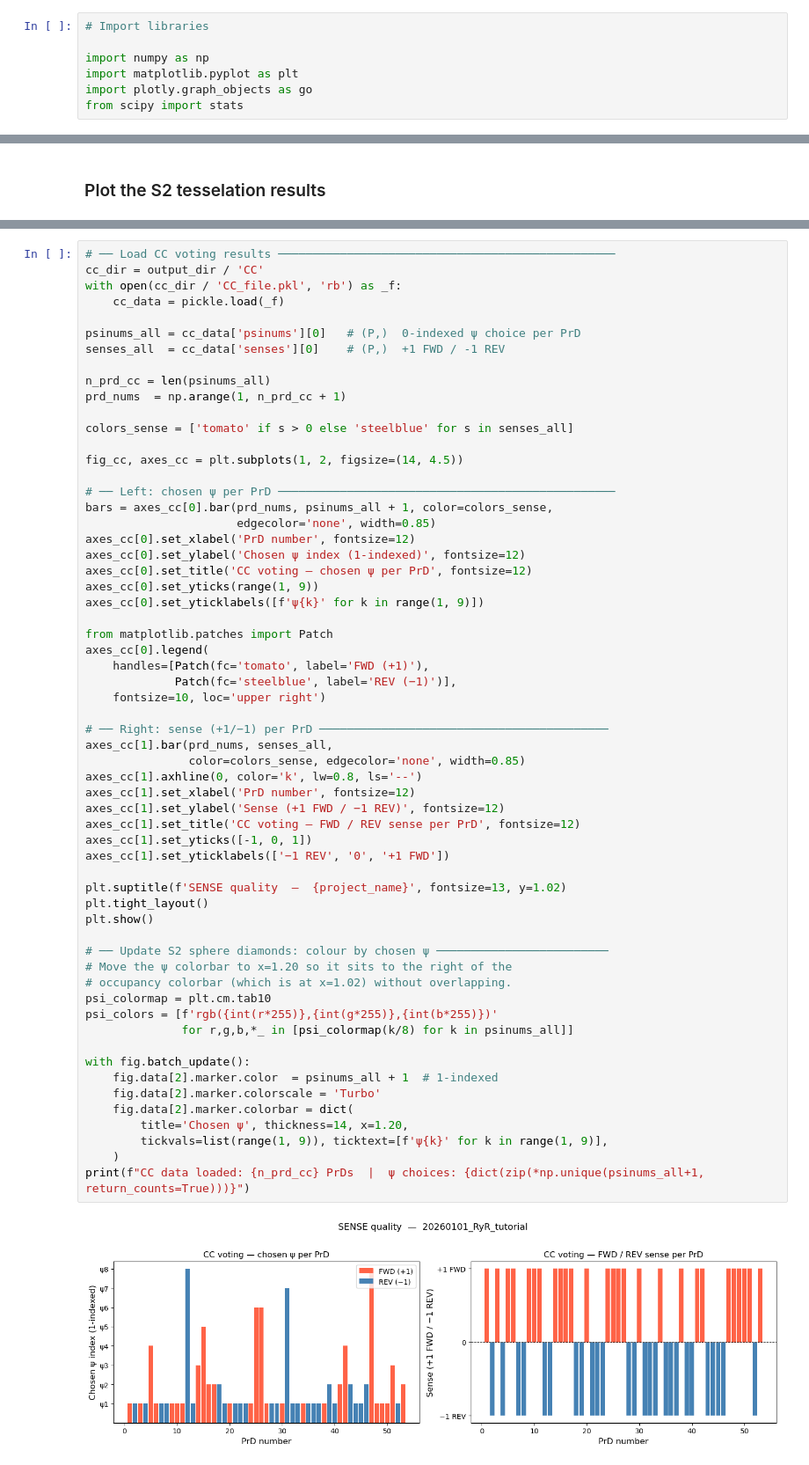
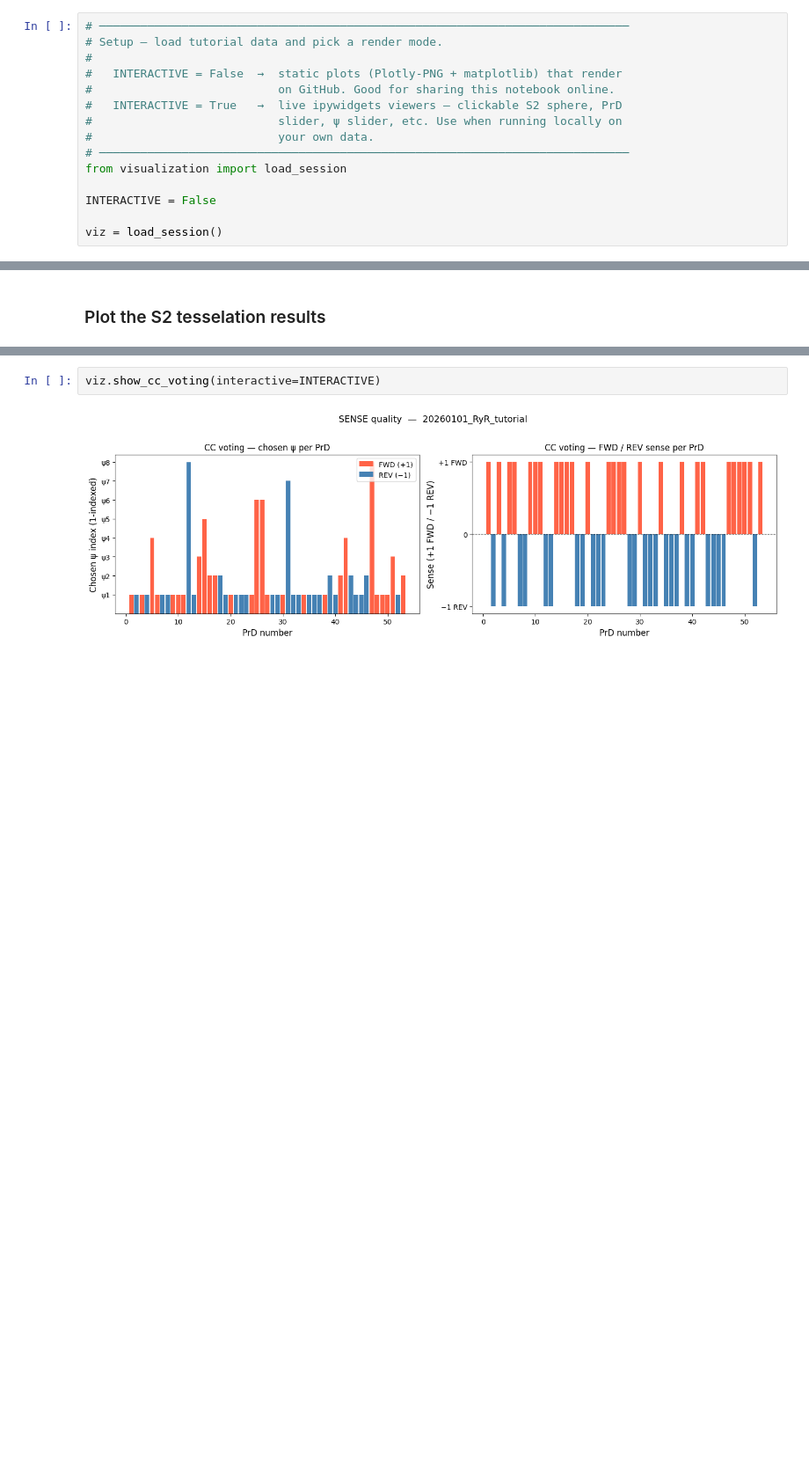
Before and after one commit to flatironinstitute/ManifoldEM, a Jupyter notebook: tutorial/RyR1GCs_demo/Visualization_Notebook.ipynb, the cells around one changed output, grey strips where cells are left out. Shown at 88% size. Saved outputs shown, nothing was run; the diff lists cells and outputs as text; blank space fills up the shorter version.

```diff
--- a/tutorial/RyR1GCs_demo/Visualization_Notebook.ipynb
+++ b/tutorial/RyR1GCs_demo/Visualization_Notebook.ipynb
@@ -5,7 +3,15 @@
 # %%
-# Import libraries
+# ─────────────────────────────────────────────────────────────────────────────
+# Setup — load tutorial data and pick a render mode.
+#
+#   INTERACTIVE = False  →  static plots (Plotly-PNG + matplotlib) that render
+#                           on GitHub. Good for sharing this notebook online.
+#   INTERACTIVE = True   →  live ipywidgets viewers — clickable S2 sphere, PrD
+#                           slider, ψ slider, etc. Use when running locally on
+#                           your own data.
+# ─────────────────────────────────────────────────────────────────────────────
+from visualization import load_session
 
-import numpy as np
-import matplotlib.pyplot as plt
-import plotly.graph_objects as go
-from scipy import stats
+INTERACTIVE = False
+
+viz = load_session()
@@ -446,63 +75,5 @@ display(dm_out)
 # %%
-# ── Load CC voting results ─────────────────────────────────────────────────
-cc_dir = output_dir / 'CC'
-with open(cc_dir / 'CC_file.pkl', 'rb') as _f:
-    cc_data = pickle.load(_f)
-
-psinums_all = cc_data['psinums'][0]   # (P,)  0-indexed ψ choice per PrD
-senses_all  = cc_data['senses'][0]    # (P,)  +1 FWD / -1 REV
-
-n_prd_cc = len(psinums_all)
-prd_nums  = np.arange(1, n_prd_cc + 1)
-
-colors_sense = ['tomato' if s > 0 else 'steelblue' for s in senses_all]
-
-fig_cc, axes_cc = plt.subplots(1, 2, figsize=(14, 4.5))
-
-# ── Left: chosen ψ per PrD ─────────────────────────────────────────────────
-bars = axes_cc[0].bar(prd_nums, psinums_all + 1, color=colors_sense,
-                      edgecolor='none', width=0.85)
-axes_cc[0].set_xlabel('PrD number', fontsize=12)
-axes_cc[0].set_ylabel('Chosen ψ index (1-indexed)', fontsize=12)
-axes_cc[0].set_title('CC voting — chosen ψ per PrD', fontsize=12)
-axes_cc[0].set_yticks(range(1, 9))
-axes_cc[0].set_yticklabels([f'ψ{k}' for k in range(1, 9)])
-
-from matplotlib.patches import Patch
-axes_cc[0].legend(
-    handles=[Patch(fc='tomato', label='FWD (+1)'),
-             Patch(fc='steelblue', label='REV (−1)')],
-    fontsize=10, loc='upper right')
-
-# ── Right: sense (+1/−1) per PrD ──────────────────────────────────────────
-axes_cc[1].bar(prd_nums, senses_all,
-               color=colors_sense, edgecolor='none', width=0.85)
-axes_cc[1].axhline(0, color='k', lw=0.8, ls='--')
-axes_cc[1].set_xlabel('PrD number', fontsize=12)
-axes_cc[1].set_ylabel('Sense (+1 FWD / −1 REV)', fontsize=12)
-axes_cc[1].set_title('CC voting — FWD / REV sense per PrD', fontsize=12)
-axes_cc[1].set_yticks([-1, 0, 1])
-axes_cc[1].set_yticklabels(['−1 REV', '0', '+1 FWD'])
-
-plt.suptitle(f'SENSE quality  —  {project_name}', fontsize=13, y=1.02)
-plt.tight_layout()
-plt.show()
-
-# ── Update S2 sphere diamonds: colour by chosen ψ ─────────────────────────
-# Move the ψ colorbar to x=1.20 so it sits to the right of the
-# occupancy colorbar (which is at x=1.02) without overlapping.
-psi_colormap = plt.cm.tab10
-psi_colors = [f'rgb({int(r*255)},{int(g*255)},{int(b*255)})'
-              for r,g,b,*_ in [psi_colormap(k/8) for k in psinums_all]]
-
-with fig.batch_update():
-    fig.data[2].marker.color  = psinums_all + 1  # 1-indexed
-    fig.data[2].marker.colorscale = 'Turbo'
-    fig.data[2].marker.colorbar = dict(
-        title='Chosen ψ', thickness=14, x=1.20,
-        tickvals=list(range(1, 9)), ticktext=[f'ψ{k}' for k in range(1, 9)],
-    )
-print(f"CC data loaded: {n_prd_cc} PrDs  |  ψ choices: {dict(zip(*np.unique(psinums_all+1, return_counts=True)))}")
+viz.show_cc_voting(interactive=INTERACTIVE)
 # %% [output]
-[figure, old version]
+[figure, new version]
 CC data loaded: 53 PrDs  |  ψ choices: {1: 35, 2: 8, 3: 2, 4: 2, 5: 1, 6: 2, 7: 1, 8: 2}
```
Also changed, not shown: parts of 14 cells of this notebook, 1 other file.
